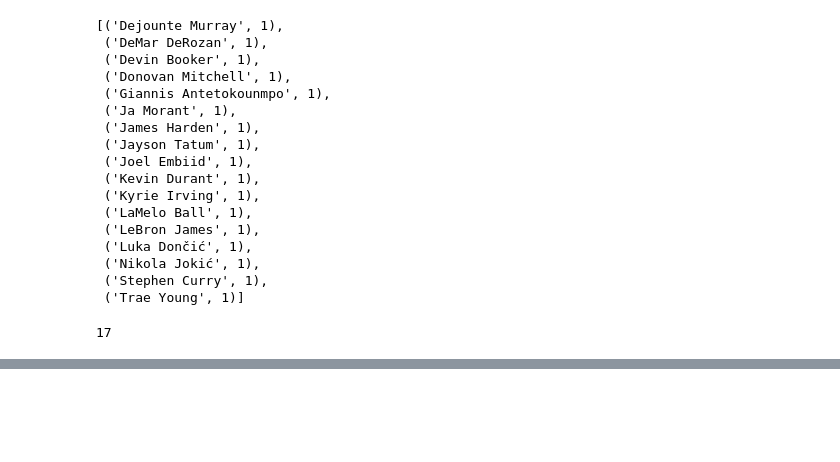
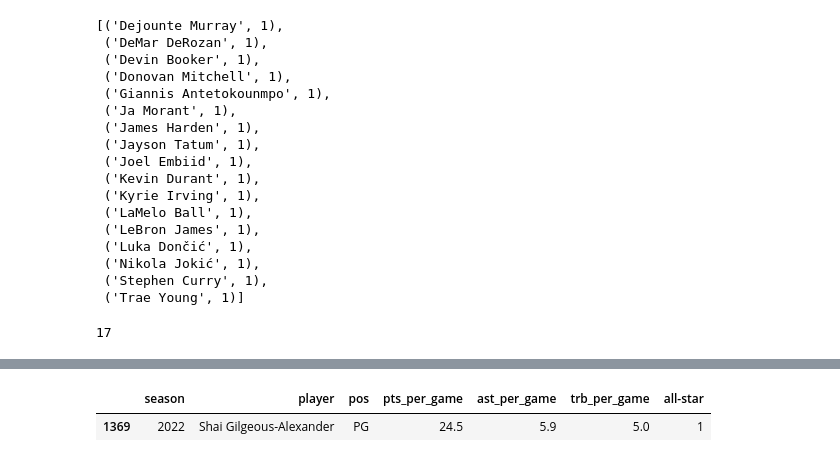
Before and after one commit to ryanregier/CSCI381_Project, a Jupyter notebook: Allstar-Classifier.ipynb, the cells around one changed output, grey strips where cells are left out. Saved outputs shown, nothing was run; the diff lists cells and outputs as text; code cells hidden in the pictures; blank space fills up the shorter version.

```diff
--- a/Allstar-Classifier.ipynb
+++ b/Allstar-Classifier.ipynb
@@ -54,12 +54,12 @@ fig.show()
 [figure]
 # %%
 tagged_2022_data = player_per_game_data[player_per_game_data["season"] == 2022]
-tagged_2022_data = tagged_2022_data.drop_duplicates(subset=['player'])
+tagged_2022_data = tagged_2022_data.drop_duplicates(subset=['player'], keep='first')
 tagged_2022_data = tagged_2022_data[["season", "player", "pos", "pts_per_game", "ast_per_game", "trb_per_game"]]
 tagged_2022_data['all-star'] = tagged_2022_data['player'].apply(lambda x: 1 if x in allstar_2022_list else 0)
 tagged_2023_data = player_per_game_data[player_per_game_data["season"] == 2022]
 tagged_2023_data = tagged_2023_data[["season", "player", "pos", "pts_per_game", "ast_per_game", "trb_per_game"]]
-tagged_2023_data.drop_duplicates(subset=['player'], inplace=True)
+tagged_2023_data = tagged_2023_data.drop_duplicates(subset=['player'], keep='first')
 tagged_2023_data['all-star'] = tagged_2023_data['player'].apply(lambda x: 1 if x in allstar_2023_list else 0)
 x = tagged_2022_data['pts_per_game']
 y = tagged_2022_data['ast_per_game']
@@ -144,0 +165,5 @@ len(all_all_stars_predicted)
+# %%
+tagged_2023_data[tagged_2023_data['player'] == 'Shai Gilgeous-Alexander']
+# %% [output]
+|  | season | player | pos | pts_per_game | ast_per_game | trb_per_game | all-star |
+| 1369 | 2022 | Shai Gilgeous-Alexander | PG | 24.5 | 5.9 | 5.0 | 1 |
```
Also changed, not shown: parts of 1 cell of this notebook.
